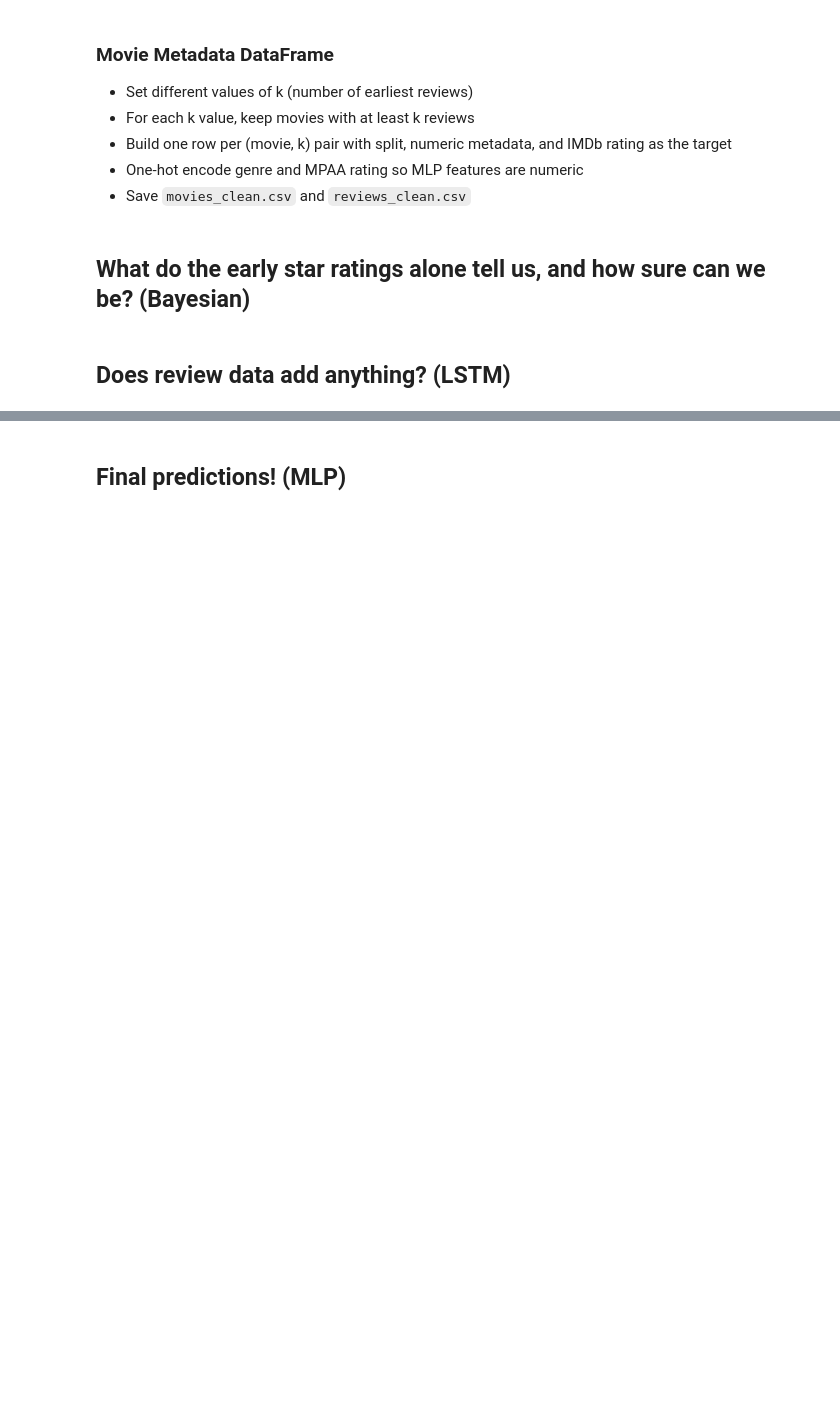
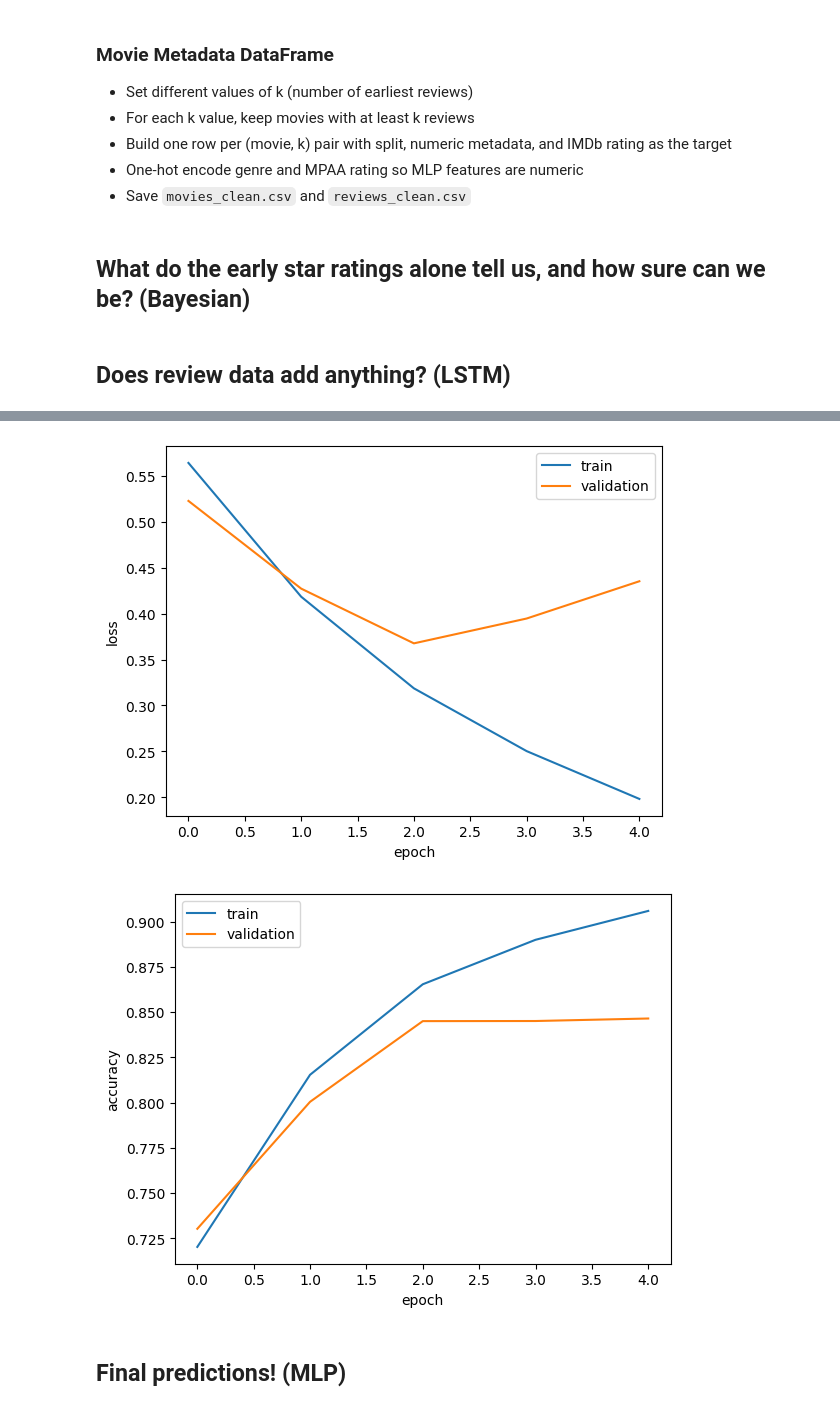
Before and after one commit to angml/ML2_Project, a Jupyter notebook: project_file.ipynb, the cells around one changed output, grey strips where cells are left out. Drawn from its saved outputs; the diff is of its cells as text; code cells hidden in the pictures; blank space fills up the shorter version.

Commit message:
add lstm

```diff
--- a/project_file.ipynb
+++ b/project_file.ipynb
@@ -233,0 +434,39 @@ reviews[
+# %%
+early_stopping = tf.keras.callbacks.EarlyStopping(
+    monitor="val_loss",
+    patience=2,
+    restore_best_weights=True,
+)
+
+history = model.fit(
+    X_fit,
+    y_fit,
+    validation_data=(X_val, y_val),
+    batch_size=64,
+    epochs=10,
+    callbacks=[early_stopping],
+    sample_weight=sample_weight,
+)
+
+# plot training and validation loss per epoch
+plt.figure()
+plt.plot(history.history["loss"], label="train")
+plt.plot(history.history["val_loss"], label="validation")
+plt.xlabel("epoch")
+plt.ylabel("loss")
+plt.legend()
+plt.show()
+
+# plot accuracy per epoch
+plt.figure()
+plt.plot(history.history["accuracy"], label="train")
+plt.plot(history.history["val_accuracy"], label="validation")
+plt.xlabel("epoch")
+plt.ylabel("accuracy")
+plt.legend()
+plt.show()
+
+model_dir = Path("models")
+model_dir.mkdir(parents=True, exist_ok=True)
+model.save(model_dir / "lstm_sentiment.keras")
+# %% [output]
@@ -234,2 +483,4 @@ reviews[
+[figure, added]
+[figure, added]
 # %% [markdown]
 ## Final predictions! (MLP)
```
Also changed, not shown: parts of 12 cells of this notebook.
